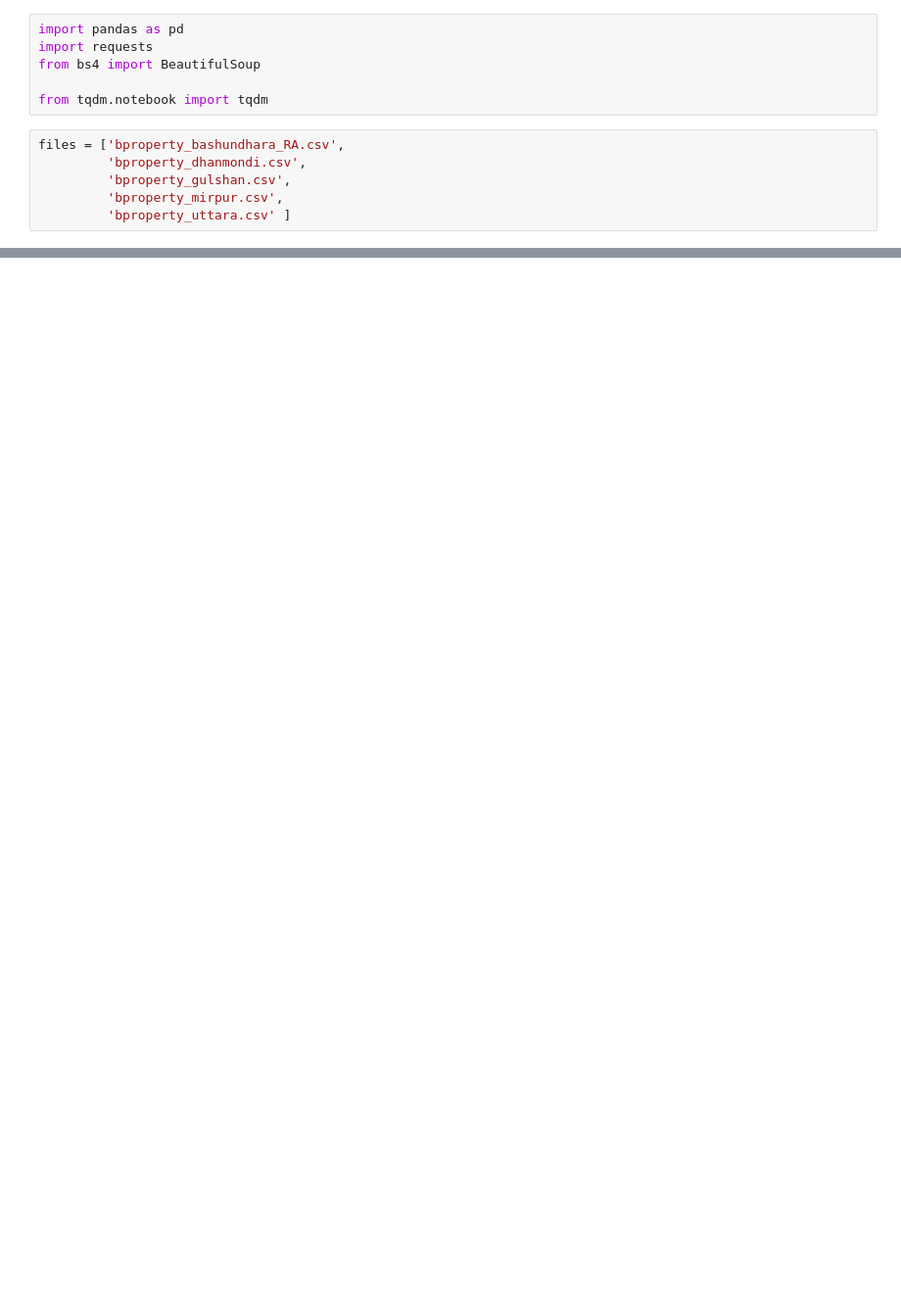
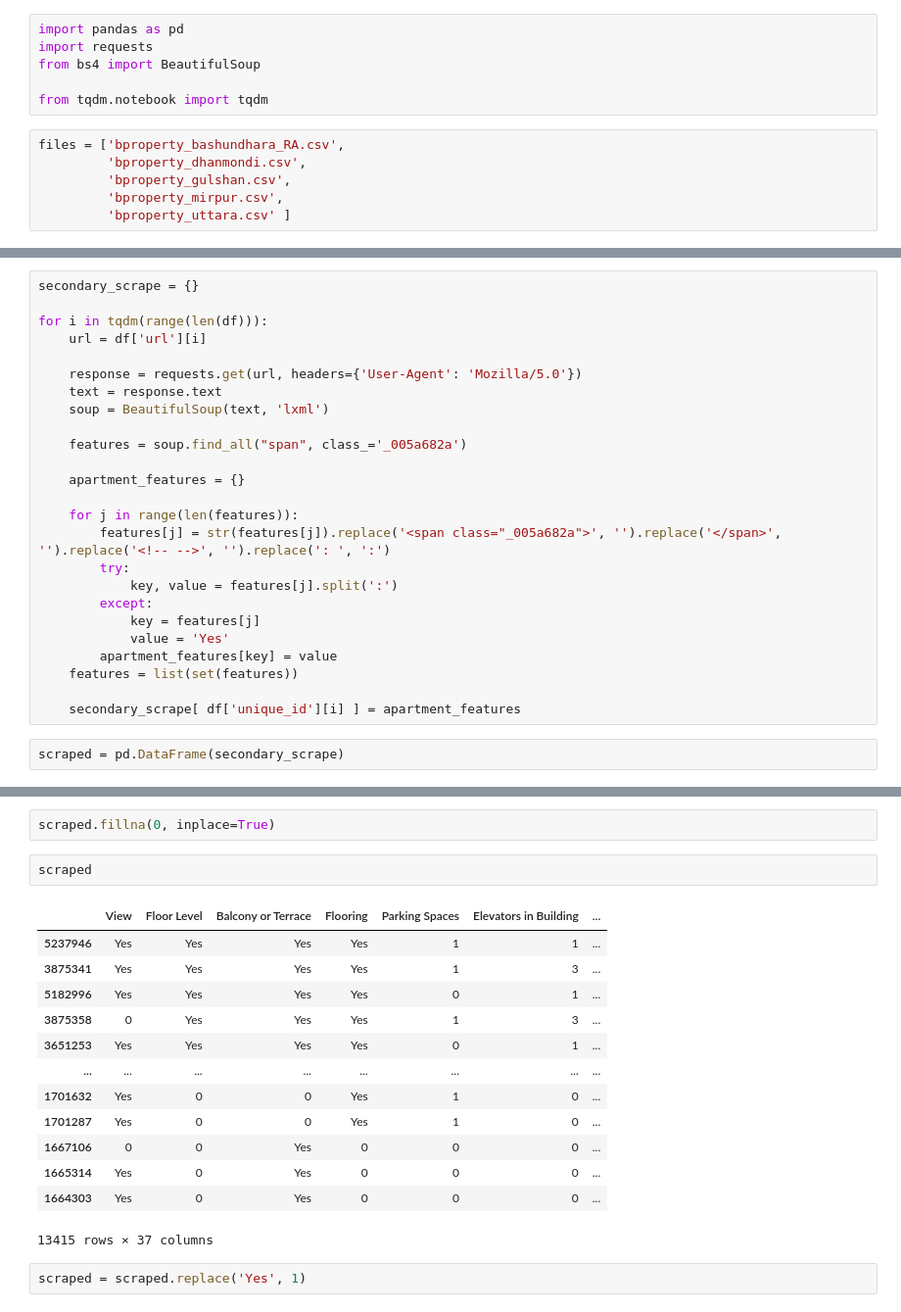
Before and after one commit to Awsaf780/Dhaka-Housing-Price-Prediction, a Jupyter notebook: 01 - Combined Dataset.ipynb, the cells around one changed output, grey strips where cells are left out. Shown at 98% size. Saved outputs shown, nothing was run; the diff lists cells and outputs as text; blank space fills up the shorter version.

```diff
--- a/01 - Combined Dataset.ipynb
+++ b/01 - Combined Dataset.ipynb
@@ -17,0 +52,27 @@ df = pd.concat(dfs)
+# %%
+secondary_scrape = {}
+
+for i in tqdm(range(len(df))):
+    url = df['url'][i]
+
+    response = requests.get(url, headers={'User-Agent': 'Mozilla/5.0'})
+    text = response.text
+    soup = BeautifulSoup(text, 'lxml')
+
+    features = soup.find_all("span", class_='_005a682a')
+
+    apartment_features = {}
+
+    for j in range(len(features)):
+        features[j] = str(features[j]).replace('<span class="_005a682a">', '').replace('</span>', '').replace('<!-- -->', '').replace(': ', ':')
+        try:
+            key, value = features[j].split(':')
+        except:
+            key = features[j]
+            value = 'Yes'
+        apartment_features[key] = value
+    features = list(set(features))
+
+    secondary_scrape[ df['unique_id'][i] ] = apartment_features
+# %%
+scraped = pd.DataFrame(secondary_scrape)
@@ -17,0 +111,20 @@ df = pd.concat(dfs)
+# %%
+scraped.fillna(0, inplace=True)
+# %%
+scraped
+# %% [output]
+|  | View | Floor Level | Balcony or Terrace | Flooring | Parking Spaces | Elevators in Building | ... |
+| 5237946 | Yes | Yes | Yes | Yes | 1 | 1 | ... |
+| 3875341 | Yes | Yes | Yes | Yes | 1 | 3 | ... |
+| 5182996 | Yes | Yes | Yes | Yes | 0 | 1 | ... |
+| 3875358 | 0 | Yes | Yes | Yes | 1 | 3 | ... |
+| 3651253 | Yes | Yes | Yes | Yes | 0 | 1 | ... |
+| ... | ... | ... | ... | ... | ... | ... | ... |
+| 1701632 | Yes | 0 | 0 | Yes | 1 | 0 | ... |
+| 1701287 | Yes | 0 | 0 | Yes | 1 | 0 | ... |
+| 1667106 | 0 | 0 | Yes | 0 | 0 | 0 | ... |
+| 1665314 | Yes | 0 | Yes | 0 | 0 | 0 | ... |
+| 1664303 | Yes | 0 | Yes | 0 | 0 | 0 | ... |
+13415 rows × 37 columns
+# %%
+scraped = scraped.replace('Yes', 1)
```
Also changed, not shown: parts of 33 cells of this notebook, 1 other file.
